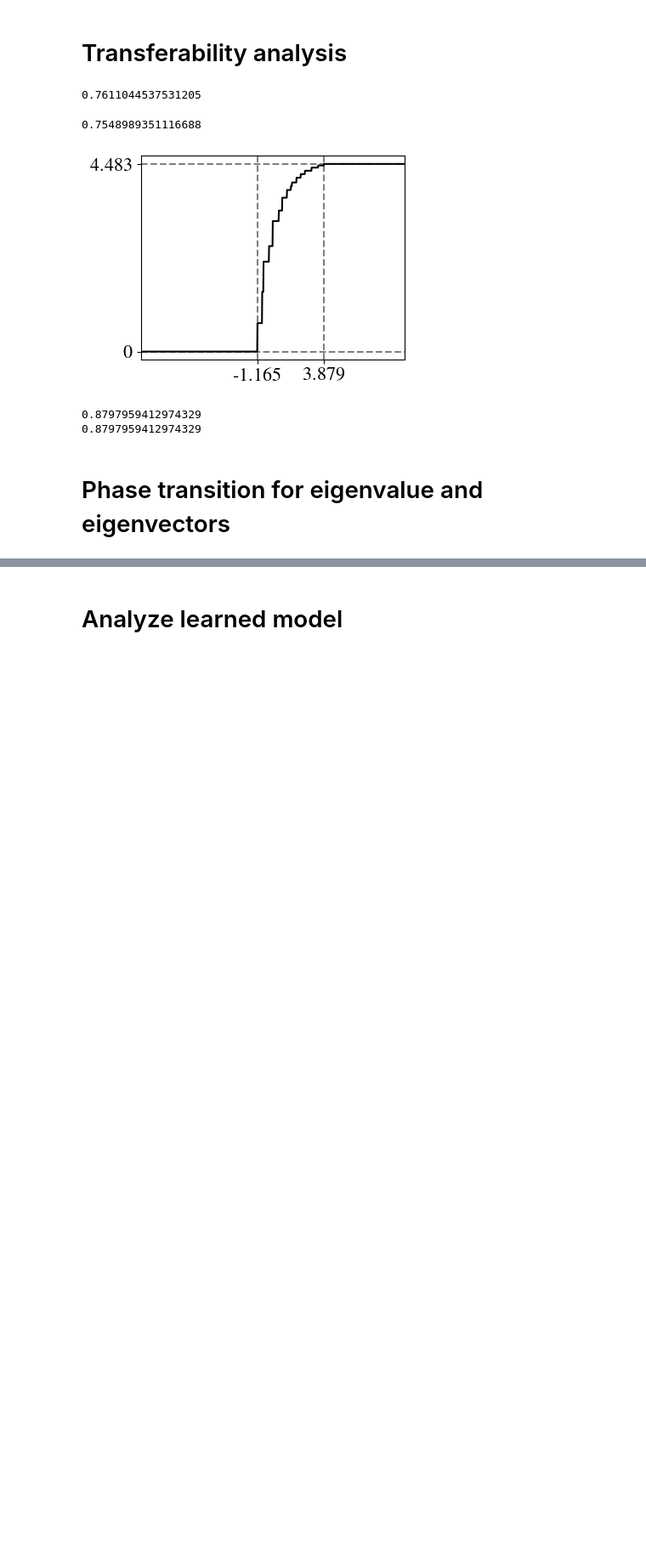
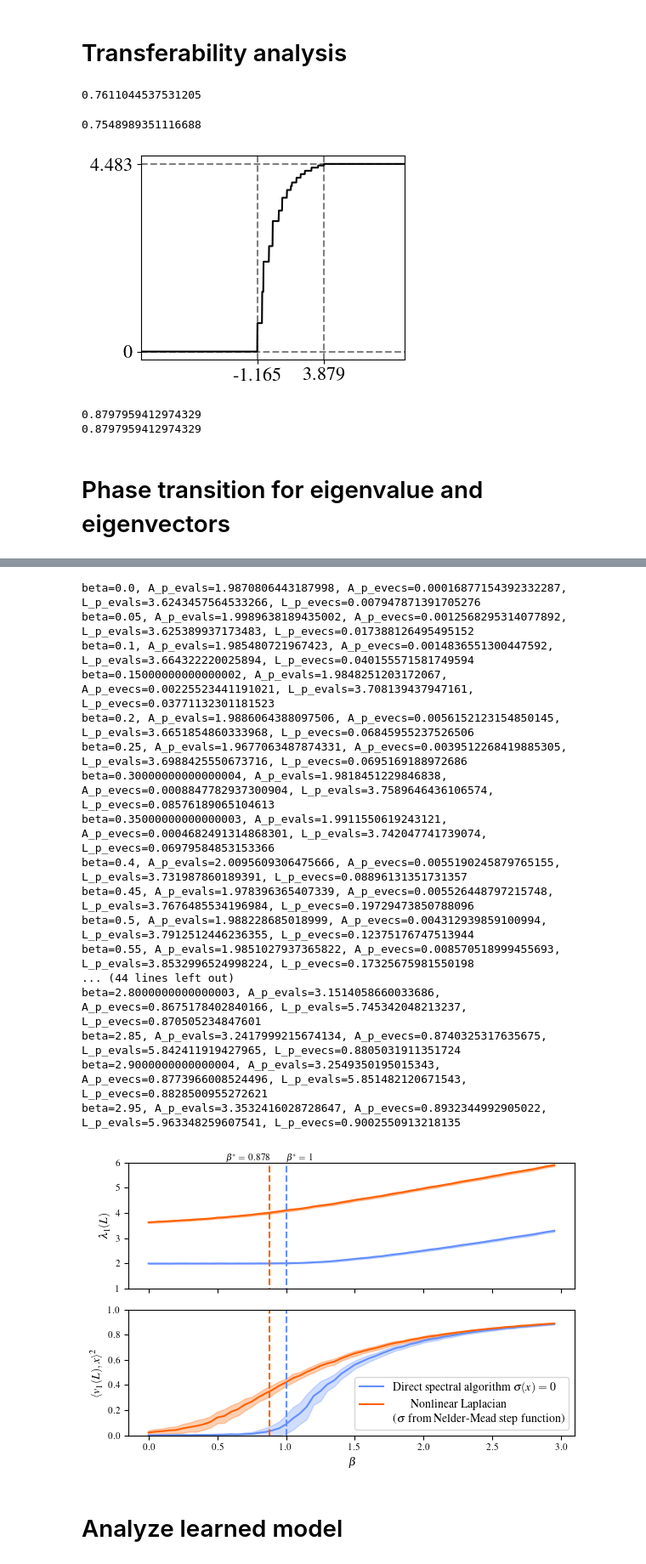
Before and after one commit to yuxinma98/NonlinearLaplacian, a Jupyter notebook: nonnegative_pca.ipynb, the cells around one changed output, grey strips where cells are left out. Shown: that part at 85% size. Cells and saved outputs as stored; diff of their text form; code cells hidden in the pictures; blank space fills up the shorter version.

```diff
--- a/nonnegative_pca.ipynb
+++ b/nonnegative_pca.ipynb
@@ -258,5 +372,5 @@ sigma = beta_to_sigma(res.x)
 # %%
-n = 2000
+n = 1000
 N = 100
 np.random.seed(0)
 betas = np.arange(0, 3, 0.05)
@@ -280,6 +394,10 @@ for beta in betas:
         L_p = A_p + np.diag(step_function(sigma, A_p.sum(axis=1)))
         eval, evec = np.linalg.eigh(L_p)
         L_p_evals[i], L_p_evecs[i] = eval[-1], (evec[:, -1] * y).sum() ** 2
+        if i == 0:
+            print(
+                f"beta={beta}, A_p_evals={A_p_evals[i]}, A_p_evecs={A_p_evecs[i]}, L_p_evals={L_p_evals[i]}, L_p_evecs={L_p_evecs[i]}"
+            )
 
     results[beta] = [A_p_evals, A_p_evecs, L_p_evals, L_p_evecs]
     pickle.dump(results, open(log_dir / f"nnpca_top_eigen_n={n}_N={N}.pkl", "wb"))
@@ -326,39 +444,58 @@ ax[1].fill_between(
 ax[1].plot(
     betas,
     [results[beta][3].mean() for beta in betas],
-    label=r"Nonlinear Laplacian $\sigma(x)=a\tanh(bx)$",
+    label=r"Nonlinear Laplacian \\($\sigma$ from Nelder-Mead step function)",
     color="#fe6100",
 )
 ax[1].fill_between(
     betas,
     [results[beta][3].mean() - results[beta][3].std() for beta in betas],
     [results[beta][3].mean() + results[beta][3].std() for beta in betas],
     alpha=0.3,
     color="#fe6100",
 )
 
-ax[0].vlines(1, 0, 5, linestyle="--", color="#648fff")
-ax[0].vlines(res.fun, 0, 5, linestyle="--", color="#fe6100")
+ax[0].vlines(1, 0, 6, linestyle="--", color="#648fff")
+ax[0].vlines(res.fun, 0, 6, linestyle="--", color="#fe6100")
 ax[1].vlines(1, 0, 1, linestyle="--", color="#648fff")
 ax[1].vlines(res.fun, 0, 1, linestyle="--", color="#fe6100")
 
-ax[0].text(1, 5.1, r"$\beta^*=1$", color="black", ha="left", fontsize=8)
-ax[0].text(res.fun, 5.1, rf"$\beta^*={res.fun:.3f}$", color="black", ha="center", fontsize=8)
+ax[0].text(1, 6.1, r"$\beta^*=1$", color="black", ha="left", fontsize=8)
+ax[0].text(res.fun, 6.1, rf"$\beta^*={res.fun:.3f}$", color="black", ha="right", fontsize=8)
 
-ax[0].set_ylim(1, 5)
+ax[0].set_ylim(1, 6)
 ax[1].set_ylim(0, 1)
 ax[0].set_ylabel(r"$\lambda_1(L)$")
 ax[1].set_ylabel(r"$\langle {v}_1(L), {x} \rangle^2$")
 ax[1].set_xlabel(r"$\beta$")
 ax[0].set_xticklabels([])
 ax[1].tick_params(axis="x", labelsize=8)
 ax[0].tick_params(axis="y", labelsize=8)
 ax[1].tick_params(axis="y", labelsize=8)
 
 plt.legend(loc="lower right")
 plt.savefig(plot_dir / "eigenvectors.pdf")
 plt.tight_layout()
 plt.show()
+# %% [output]
+beta=0.0, A_p_evals=1.9870806443187998, A_p_evecs=0.00016877154392332287, L_p_evals=3.6243457564533266, L_p_evecs=0.007947871391705276
+beta=0.05, A_p_evals=1.9989638189435002, A_p_evecs=0.0012568295314077892, L_p_evals=3.625389937173483, L_p_evecs=0.017388126495495152
+beta=0.1, A_p_evals=1.985480721967423, A_p_evecs=0.0014836551300447592, L_p_evals=3.664322220025894, L_p_evecs=0.040155571581749594
+beta=0.15000000000000002, A_p_evals=1.9848251203172067, A_p_evecs=0.00225523441191021, L_p_evals=3.708139437947161, L_p_evecs=0.03771132301181523
+beta=0.2, A_p_evals=1.9886064388097506, A_p_evecs=0.0056152123154850145, L_p_evals=3.6651854860333968, L_p_evecs=0.06845955237526506
+beta=0.25, A_p_evals=1.9677063487874331, A_p_evecs=0.0039512268419885305, L_p_evals=3.6988425550673716, L_p_evecs=0.0695169188972686
+beta=0.30000000000000004, A_p_evals=1.9818451229846838, A_p_evecs=0.0008847782937300904, L_p_evals=3.7589646436106574, L_p_evecs=0.08576189065104613
+beta=0.35000000000000003, A_p_evals=1.9911550619243121, A_p_evecs=0.0004682491314868301, L_p_evals=3.742047741739074, L_p_evecs=0.06979584853153366
+beta=0.4, A_p_evals=2.0095609306475666, A_p_evecs=0.0055190245879765155, L_p_evals=3.731987860189391, L_p_evecs=0.08896131351731357
+beta=0.45, A_p_evals=1.978396365407339, A_p_evecs=0.005526448797215748, L_p_evals=3.7676485534196984, L_p_evecs=0.19729473850788096
+beta=0.5, A_p_evals=1.988228685018999, A_p_evecs=0.004312939859100994, L_p_evals=3.7912512446236355, L_p_evecs=0.12375176747513944
+beta=0.55, A_p_evals=1.9851027937365822, A_p_evecs=0.008570518999455693, L_p_evals=3.8532996524998224, L_p_evecs=0.17325675981550198
+... (44 lines left out)
+beta=2.8000000000000003, A_p_evals=3.1514058660033686, A_p_evecs=0.8675178402840166, L_p_evals=5.745342048213237, L_p_evecs=0.870505234847601
+beta=2.85, A_p_evals=3.2417999215674134, A_p_evecs=0.8740325317635675, L_p_evals=5.842411919427965, L_p_evecs=0.8805031911351724
+beta=2.9000000000000004, A_p_evals=3.2549350195015343, A_p_evecs=0.8773966008524496, L_p_evals=5.851482120671543, L_p_evecs=0.8828500955272621
+beta=2.95, A_p_evals=3.3532416028728647, A_p_evecs=0.8932344992905022, L_p_evals=5.963348259607541, L_p_evecs=0.9002550913218135
+[figure, added]
 # %% [markdown]
 # Analyze learned model
 # %%
```
Also changed, not shown: parts of 4 cells of this notebook, 8 other files.
